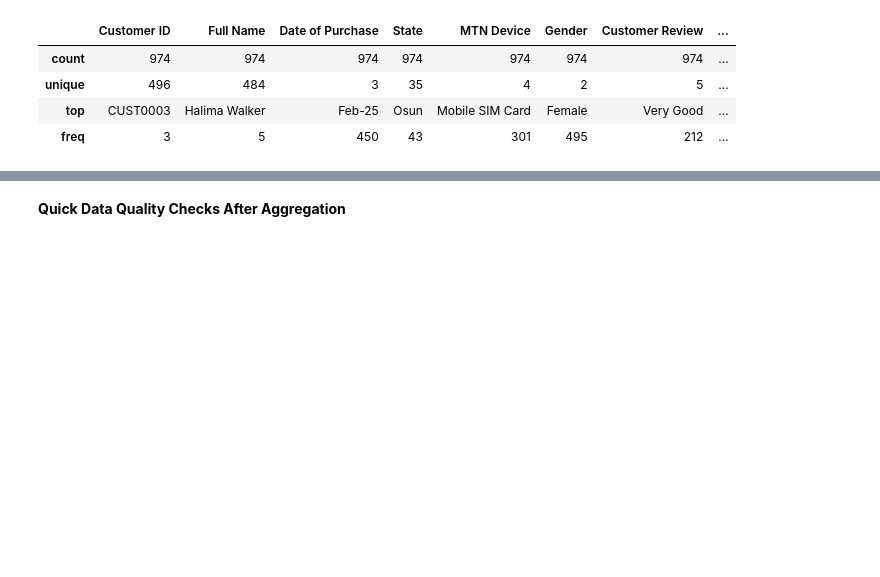
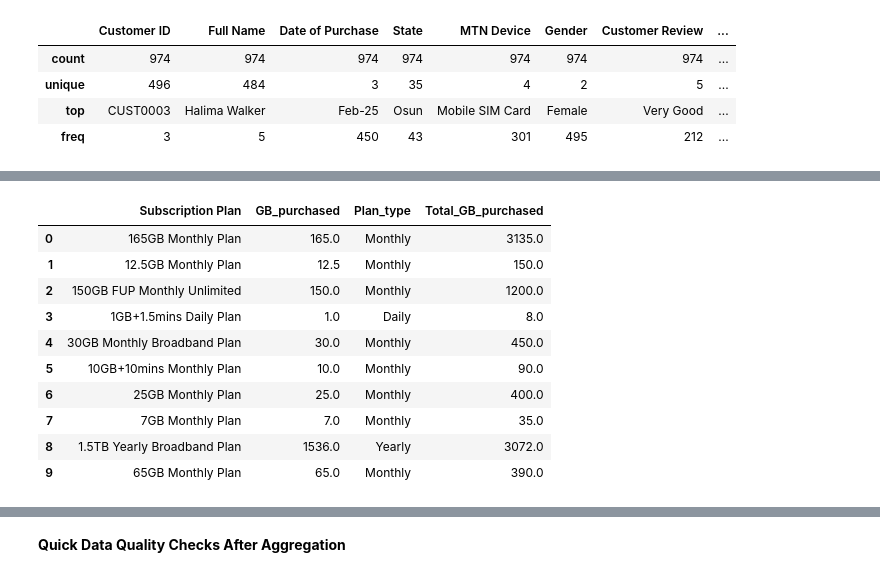
Before and after one commit to Koladebamidele/AkoladeDSJourney, a Jupyter notebook: MTN-Nigeria-Customer-Churn/notebooks/01_data_preparation.ipynb, the cells around one changed output, grey strips where cells are left out. Cells and saved outputs as stored; diff of their text form; code cells hidden in the pictures; blank space fills up the shorter version.

```diff
--- a/MTN-Nigeria-Customer-Churn/notebooks/01_data_preparation.ipynb
+++ b/MTN-Nigeria-Customer-Churn/notebooks/01_data_preparation.ipynb
@@ -117,0 +137,14 @@ df.describe(include='O')
+# %%
+# Function to extract GB_purchased (handles GB, MB, TB)
+def extract_gb(plan):
+    # Find numeric value and unit
+    match = re.search(r'(\d+\.?\d*)\s?(GB|MB|TB)', plan, re.IGNORECASE)
+    if match:
+        value = float(match.group(1))
+        unit = match.group(2).upper()
+        if unit == 'MB':
+            return value / 1024  # Convert to GB
+        elif unit == 'TB':
+            return value * 1024  # Convert to GB
+        return value
+    return np.nan  # If no match (rare)
@@ -117,0 +170,14 @@ df.describe(include='O')
+# %%
+df[['Subscription Plan', 'GB_purchased', 'Plan_type', 'Total_GB_purchased']].head(10)
+# %% [output]
+|  | Subscription Plan | GB_purchased | Plan_type | Total_GB_purchased |
+| 0 | 165GB Monthly Plan | 165.0 | Monthly | 3135.0 |
+| 1 | 12.5GB Monthly Plan | 12.5 | Monthly | 150.0 |
+| 2 | 150GB FUP Monthly Unlimited | 150.0 | Monthly | 1200.0 |
+| 3 | 1GB+1.5mins Daily Plan | 1.0 | Daily | 8.0 |
+| 4 | 30GB Monthly Broadband Plan | 30.0 | Monthly | 450.0 |
+| 5 | 10GB+10mins Monthly Plan | 10.0 | Monthly | 90.0 |
+| 6 | 25GB Monthly Plan | 25.0 | Monthly | 400.0 |
+| 7 | 7GB Monthly Plan | 7.0 | Monthly | 35.0 |
+| 8 | 1.5TB Yearly Broadband Plan | 1536.0 | Yearly | 3072.0 |
+| 9 | 65GB Monthly Plan | 65.0 | Monthly | 390.0 |
```
Also changed, not shown: parts of 27 cells of this notebook, 1 other file.
